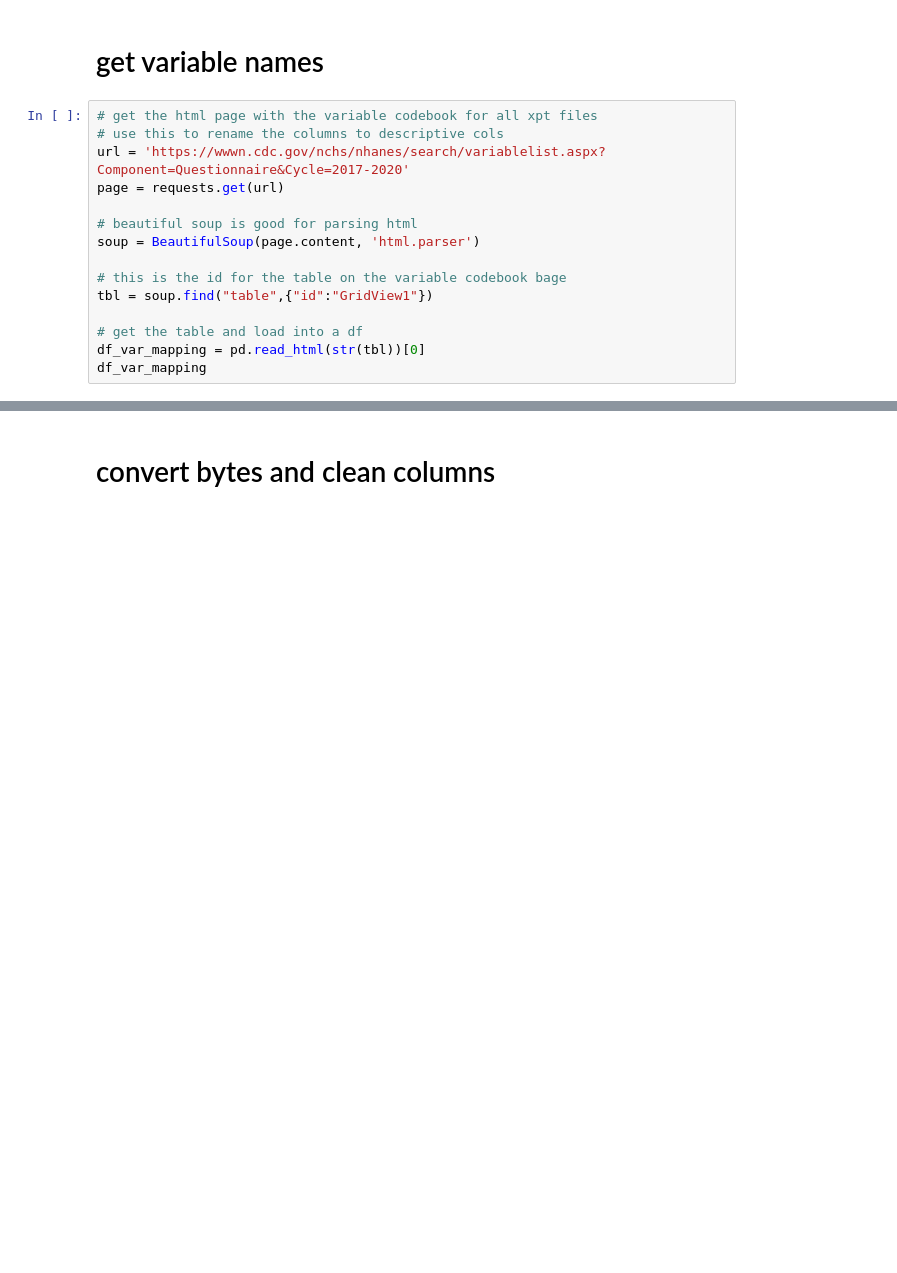
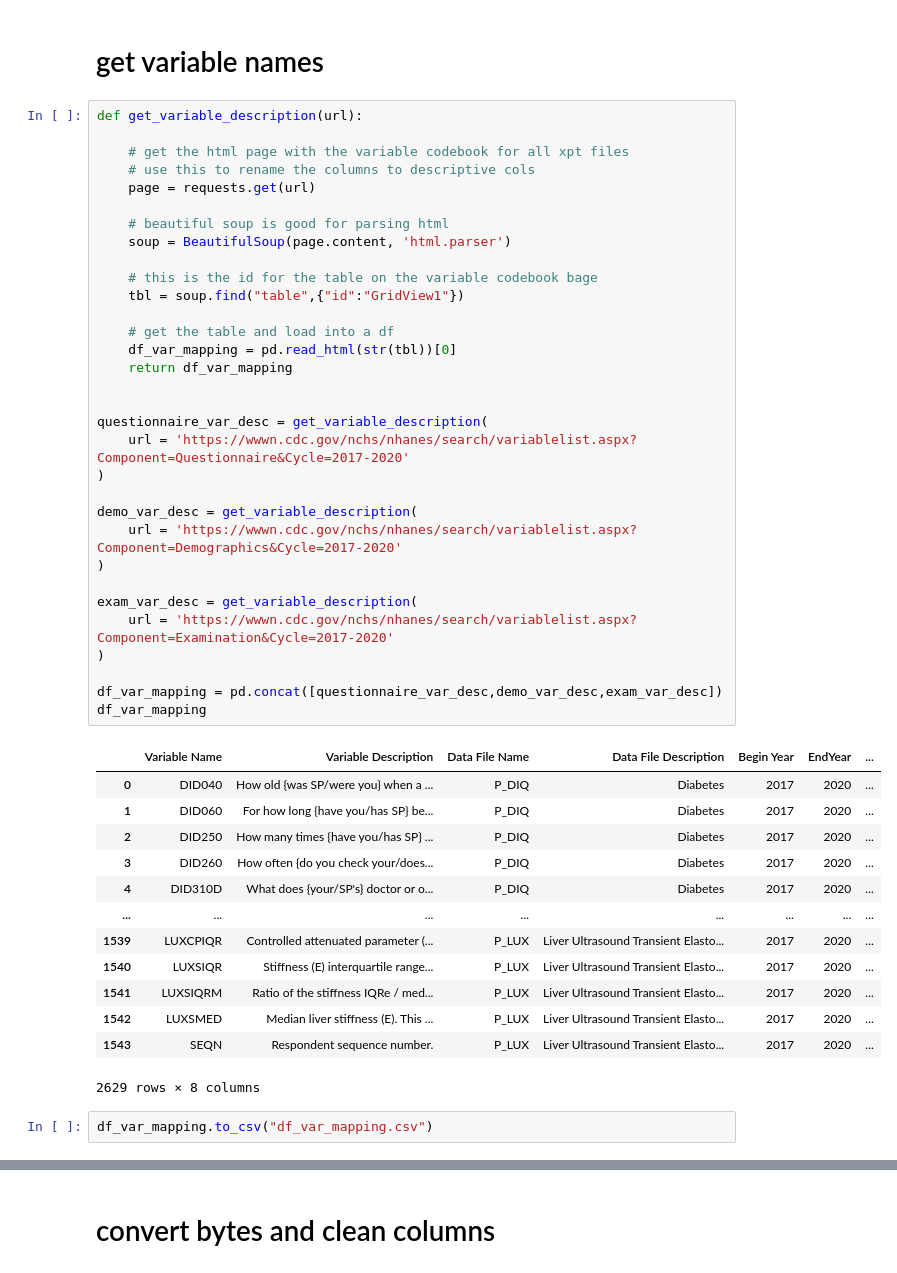
Before and after one commit to orenscarmeli/capstone210-ppd-carmeli_chari_hand_lee, a Jupyter notebook: pipeline/cdc_agg_pipe.ipynb, the cells around one changed output, grey strips where cells are left out. Cells and saved outputs as stored; diff of their text form; blank space fills up the shorter version.

```diff
--- a/pipeline/cdc_agg_pipe.ipynb
+++ b/pipeline/cdc_agg_pipe.ipynb
@@ -14,20 +14,53 @@ from bs4 import BeautifulSoup
 # %% [markdown]
 # get variable names
 # %%
-# get the html page with the variable codebook for all xpt files
-# use this to rename the columns to descriptive cols
-url = 'https://wwwn.cdc.gov/nchs/nhanes/search/variablelist.aspx?Component=Questionnaire&Cycle=2017-2020'
-page = requests.get(url)
+def get_variable_description(url):
 
-# beautiful soup is good for parsing html
-soup = BeautifulSoup(page.content, 'html.parser')
+    # get the html page with the variable codebook for all xpt files
+    # use this to rename the columns to descriptive cols
+    page = requests.get(url)
 
-# this is the id for the table on the variable codebook bage
-tbl = soup.find("table",{"id":"GridView1"})
+    # beautiful soup is good for parsing html
+    soup = BeautifulSoup(page.content, 'html.parser')
 
-# get the table and load into a df
-df_var_mapping = pd.read_html(str(tbl))[0]
+    # this is the id for the table on the variable codebook bage
+    tbl = soup.find("table",{"id":"GridView1"})
+
+    # get the table and load into a df
+    df_var_mapping = pd.read_html(str(tbl))[0]
+    return df_var_mapping
+
+
+questionnaire_var_desc = get_variable_description(
+    url = 'https://wwwn.cdc.gov/nchs/nhanes/search/variablelist.aspx?Component=Questionnaire&Cycle=2017-2020'
+)
+
+demo_var_desc = get_variable_description(
+    url = 'https://wwwn.cdc.gov/nchs/nhanes/search/variablelist.aspx?Component=Demographics&Cycle=2017-2020'
+)
+
+exam_var_desc = get_variable_description(
+    url = 'https://wwwn.cdc.gov/nchs/nhanes/search/variablelist.aspx?Component=Examination&Cycle=2017-2020'
+)
+
+df_var_mapping = pd.concat([questionnaire_var_desc,demo_var_desc,exam_var_desc])
 df_var_mapping
+# %% [output]
+|  | Variable Name | Variable Description | Data File Name | Data File Description | Begin Year | EndYear | ... |
+| 0 | DID040 | How old {was SP/were you} when a ... | P_DIQ | Diabetes | 2017 | 2020 | ... |
+| 1 | DID060 | For how long {have you/has SP} be... | P_DIQ | Diabetes | 2017 | 2020 | ... |
+| 2 | DID250 | How many times {have you/has SP} ... | P_DIQ | Diabetes | 2017 | 2020 | ... |
+| 3 | DID260 | How often {do you check your/does... | P_DIQ | Diabetes | 2017 | 2020 | ... |
+| 4 | DID310D | What does {your/SP's} doctor or o... | P_DIQ | Diabetes | 2017 | 2020 | ... |
+| ... | ... | ... | ... | ... | ... | ... | ... |
+| 1539 | LUXCPIQR | Controlled attenuated parameter (... | P_LUX | Liver Ultrasound Transient Elasto... | 2017 | 2020 | ... |
+| 1540 | LUXSIQR | Stiffness (E) interquartile range... | P_LUX | Liver Ultrasound Transient Elasto... | 2017 | 2020 | ... |
+| 1541 | LUXSIQRM | Ratio of the stiffness IQRe / med... | P_LUX | Liver Ultrasound Transient Elasto... | 2017 | 2020 | ... |
+| 1542 | LUXSMED | Median liver stiffness (E). This ... | P_LUX | Liver Ultrasound Transient Elasto... | 2017 | 2020 | ... |
+| 1543 | SEQN | Respondent sequence number. | P_LUX | Liver Ultrasound Transient Elasto... | 2017 | 2020 | ... |
+2629 rows × 8 columns
+# %%
+df_var_mapping.to_csv("df_var_mapping.csv")
 # %%
 # create a key value mapping between the variable name and description
 var_map = dict(zip(
```
Also changed, not shown: parts of 9 cells of this notebook, 18 other files.
